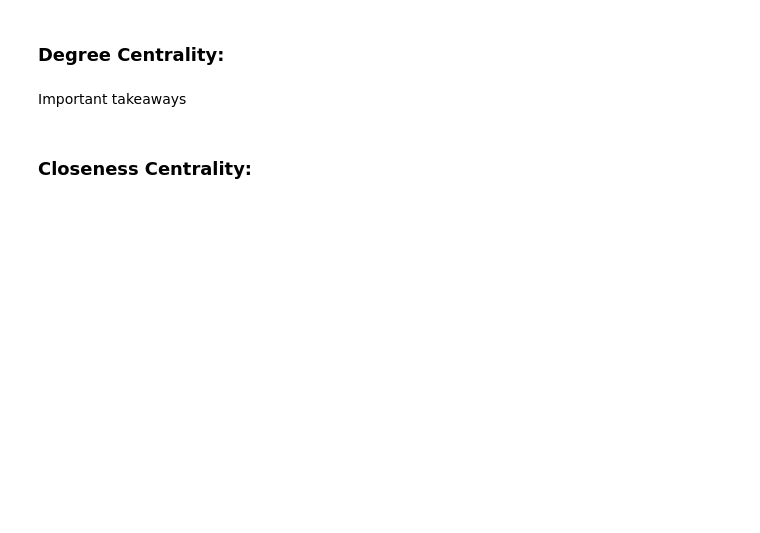
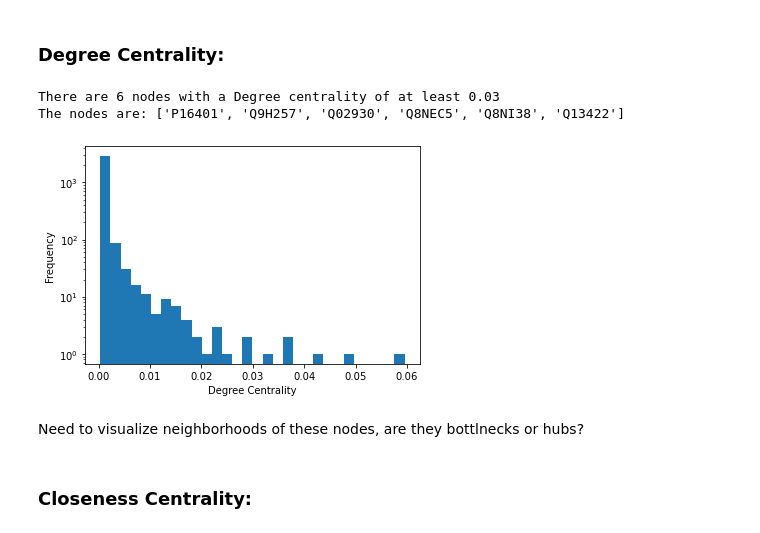
Before and after one commit to Zach-Sisson-1/Host-Pathogen_Network_Analysis, a Jupyter notebook: Notebooks/Centrality Analysis.ipynb, the cells around one changed output. Saved outputs shown, nothing was run; the diff lists cells and outputs as text; code cells hidden in the pictures; blank space fills up the shorter version.

```diff
--- a/Notebooks/Centrality Analysis.ipynb
+++ b/Notebooks/Centrality Analysis.ipynb
@@ -56,8 +115,40 @@ what's important?
 # %% [markdown]
 ### **Degree Centrality:**
+# %%
+#Calculating Degree Centrality
+Degree_centralities = nx.degree_centrality(G)
+# %%
+#sort dictionary so nodes with highest degree centrality are at the top
+Degree_sorted = dict(sorted(Degree_centralities.items(), reverse = True, key=lambda x:x[1]))
+
+#Display the range of Degree centrality measures
+def Degree_centrality_plot(dict):
+    centrality_list = []
+    for key,value in Degree_sorted.items():
+        centrality_list.append(value)
+    plot = plt.hist(centrality_list, log=True, bins = 30)
+    plt.xlabel("Degree Centrality")
+    plt.ylabel("Frequency")
+    return(plot)
+
+Degree_centrality_plot(Degree_sorted);
+
+#Select all nodes that have a degree centrality of at least 0.03:
+degree_central_nodes = []
+for key,value in Degree_sorted.items():
+    if value >= 0.03:
+        degree_central_nodes.append(key)
+
+#print(betweenness_sorted)
+print("There are {} nodes with a Degree centrality of at least 0.03".format(len(degree_central_nodes)))
+print("The nodes are: {}".format(degree_central_nodes))
+# %% [output]
+There are 6 nodes with a Degree centrality of at least 0.03
+The nodes are: ['P16401', 'Q9H257', 'Q02930', 'Q8NEC5', 'Q8NI38', 'Q13422']
+[figure, added]
+# %% [markdown]
+Need to visualize neighborhoods of these nodes, are they bottlnecks or hubs?
 # %%
 #code here, explore and talk about biological relevance of findings
-# %% [markdown]
-Important takeaways
 # %% [markdown]
 ### **Closeness Centrality:**
```
Also changed, not shown: parts of 12 cells of this notebook, 1 other file.
